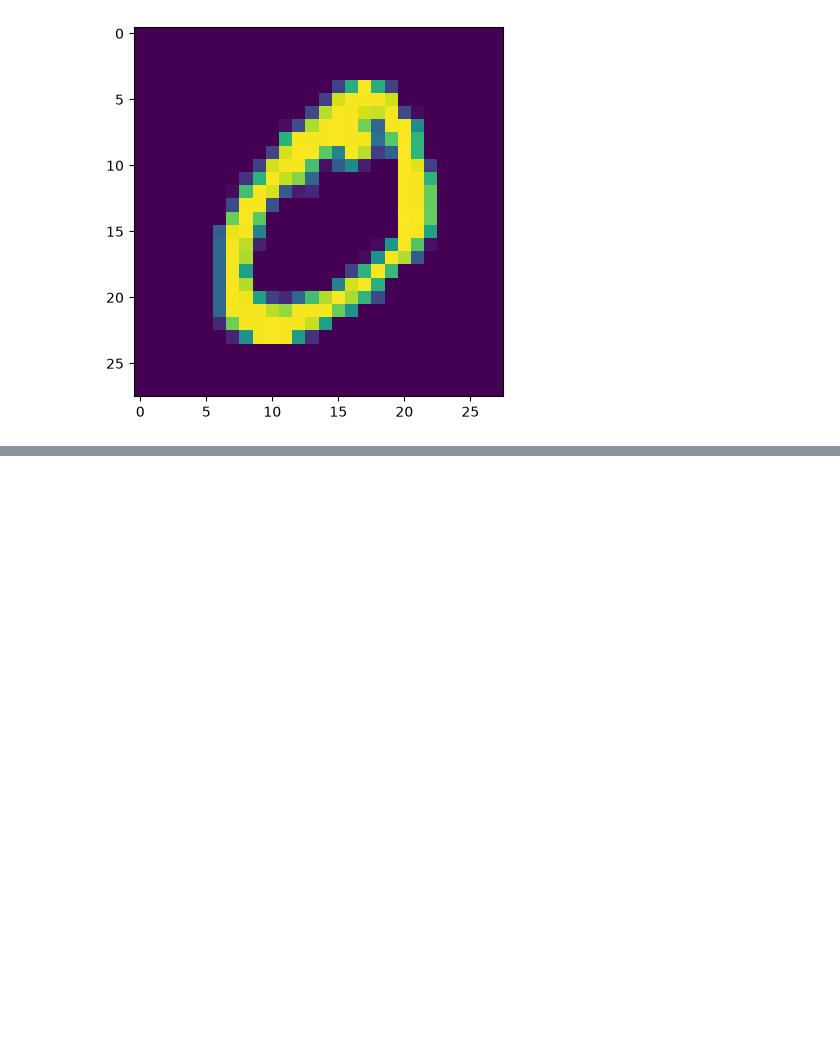
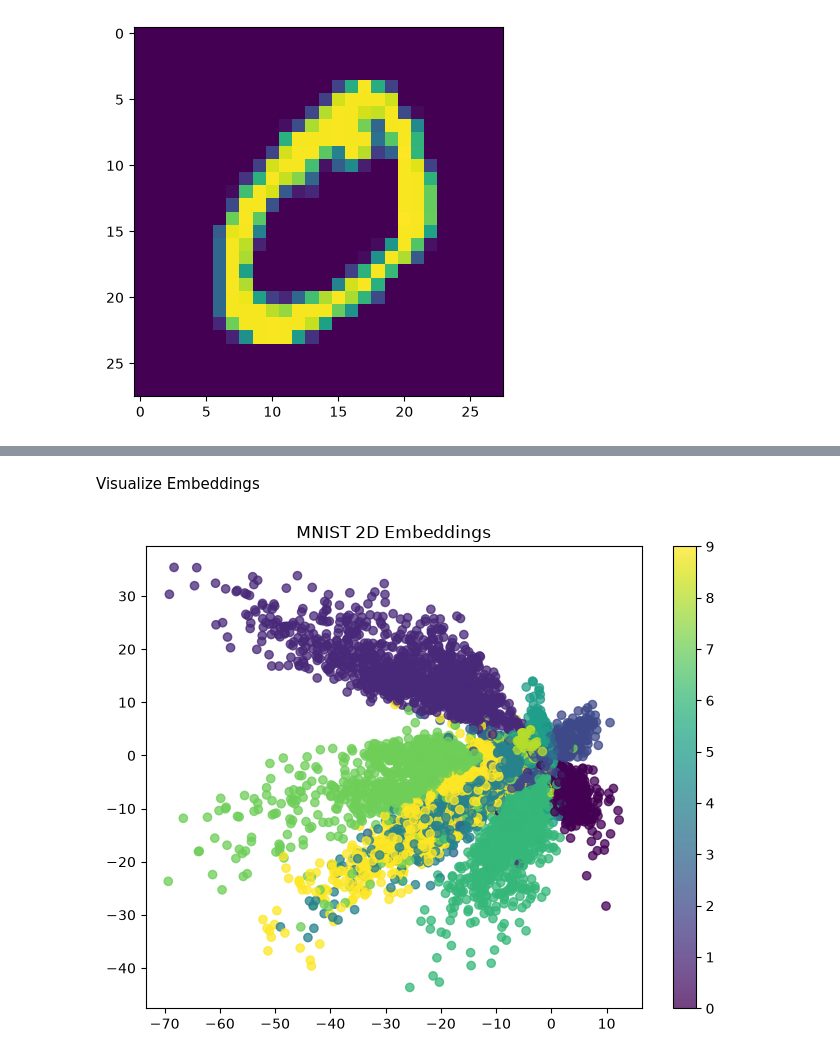
Before and after one commit to Ferranarna/ex-1, a Jupyter notebook: 01_autoencoder.ipynb, the cells around one changed output, grey strips where cells are left out. Saved outputs shown, nothing was run; the diff lists cells and outputs as text; code cells hidden in the pictures; blank space fills up the shorter version.

```diff
--- a/01_autoencoder.ipynb
+++ b/01_autoencoder.ipynb
@@ -126,0 +137,15 @@ KeyboardInterrupt:
+# %% [markdown]
+Visualize Embeddings
+# %%
+# Build encoders
+encoder_f = Model(inputs_flat, z_flat)  # flat encoder
+# %%
+# Plot of the digit classes in the latent space
+x_te_latent = encoder_f.predict(x_te_flat, batch_size=batch_size,verbose=0)
+plt.figure(figsize=(8, 6))
+plt.scatter(x_te_latent[:, 0], x_te_latent[:, 1], c=y_te, alpha=0.75)
+plt.title('MNIST 2D Embeddings')
+plt.colorbar()
+plt.show()
+# %% [output]
+[figure, added]
```
Also changed, not shown: parts of 30 cells of this notebook.
